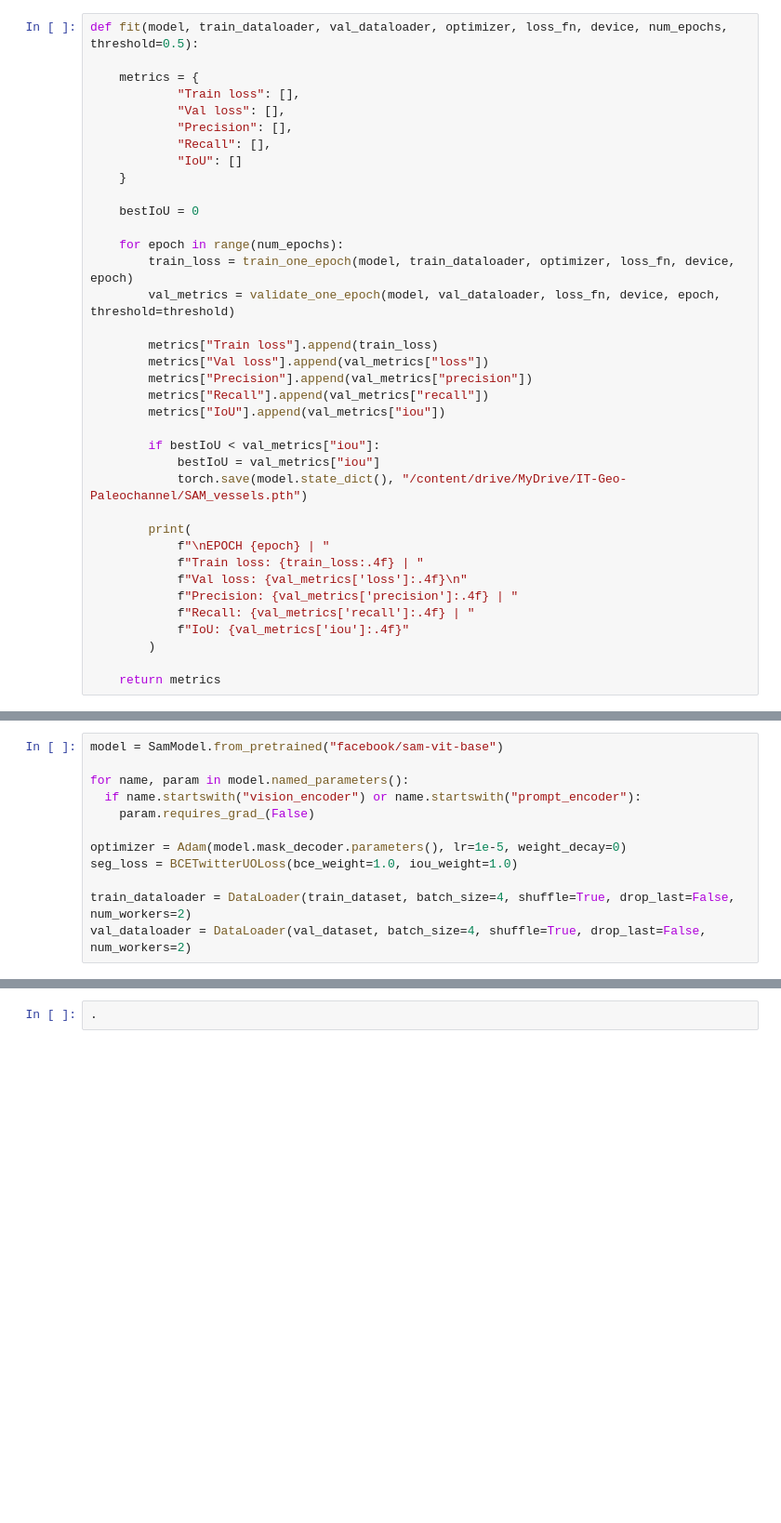
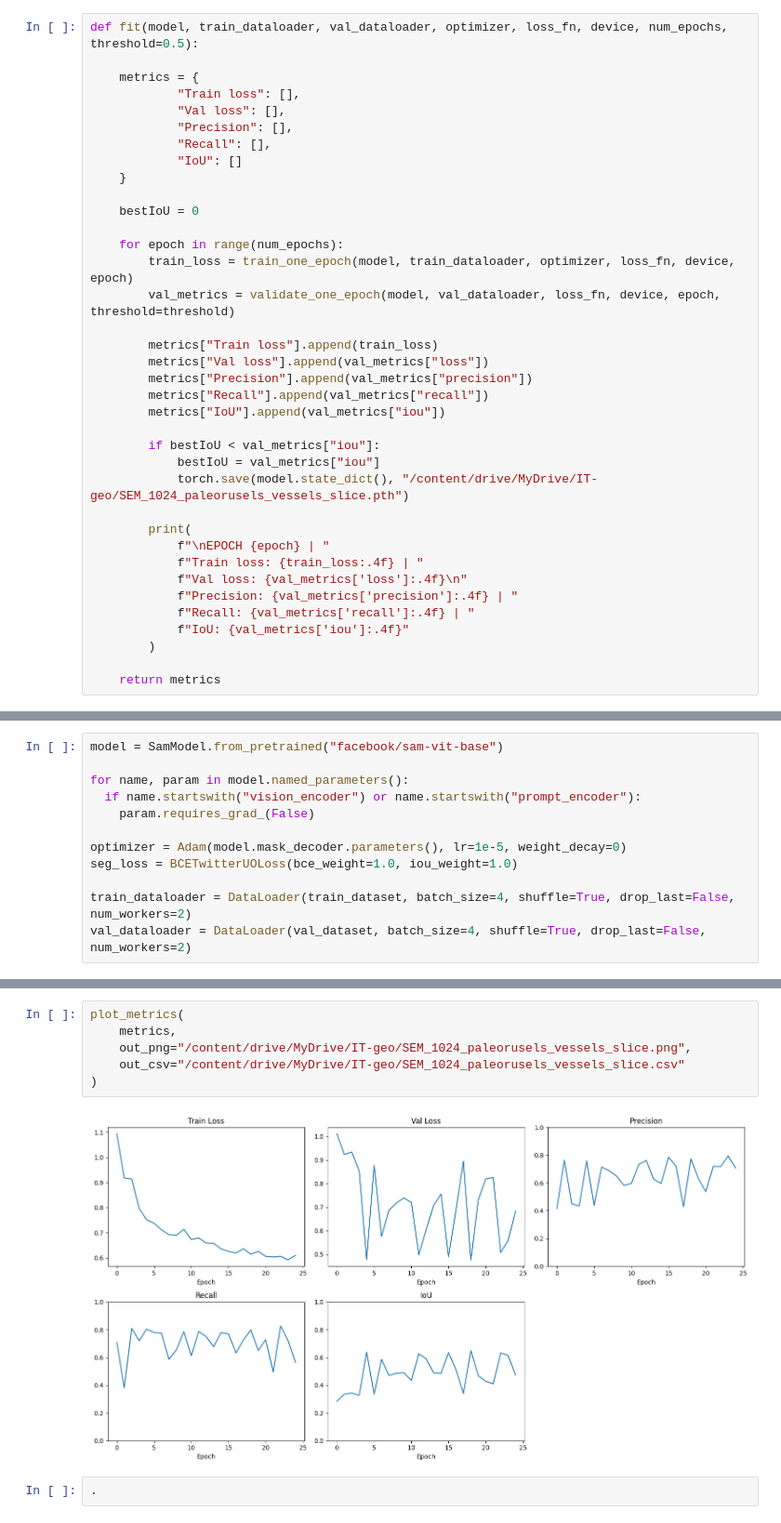
Before and after one commit to MargoBenedichuk/IT-Geo-Paleochannel, a Jupyter notebook: notebooks/tune_SAM.ipynb, the cells around one changed output, grey strips where cells are left out. Shown at 93% size. Saved outputs shown, nothing was run; the diff lists cells and outputs as text; blank space fills up the shorter version.

```diff
--- a/notebooks/tune_SAM.ipynb
+++ b/notebooks/tune_SAM.ipynb
@@ -546,7 +579,7 @@ def fit(model, train_dataloader, val_dataloader, optimizer, loss_fn, device, num
 
         if bestIoU < val_metrics["iou"]:
             bestIoU = val_metrics["iou"]
-            torch.save(model.state_dict(), "/content/drive/MyDrive/IT-Geo-Paleochannel/SAM_vessels.pth")
+            torch.save(model.state_dict(), "/content/drive/MyDrive/IT-geo/SEM_1024_paleorusels_vessels_slice.pth")
 
         print(
             f"\nEPOCH {epoch} | "
@@ -641,3 +670,11 @@ plot_metrics(metrics)
+# %%
+plot_metrics(
+    metrics,
+    out_png="/content/drive/MyDrive/IT-geo/SEM_1024_paleorusels_vessels_slice.png",
+    out_csv="/content/drive/MyDrive/IT-geo/SEM_1024_paleorusels_vessels_slice.csv"
+)
+# %% [output]
+[figure, added]
 # %%
 .
 # %% [output]
```
Also changed, not shown: parts of 10 cells of this notebook.
